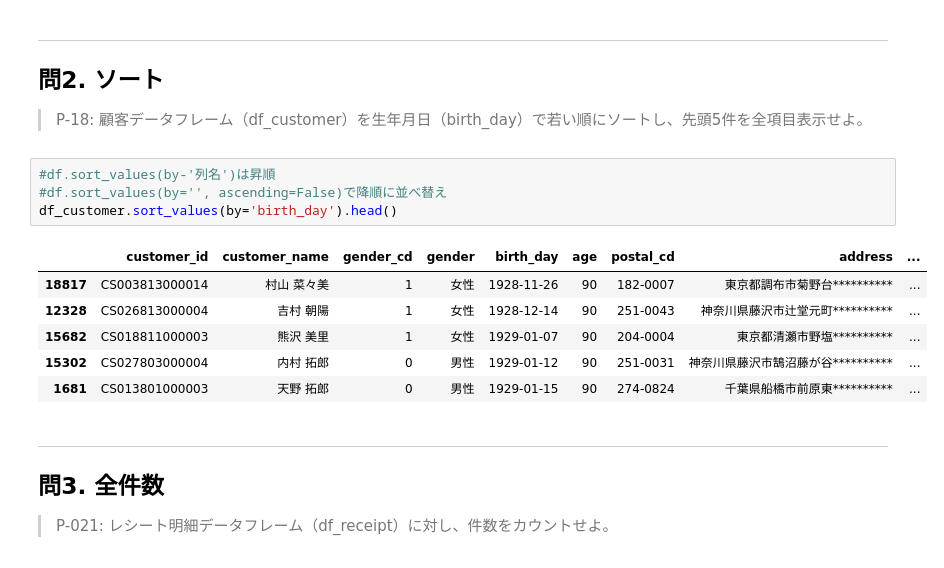
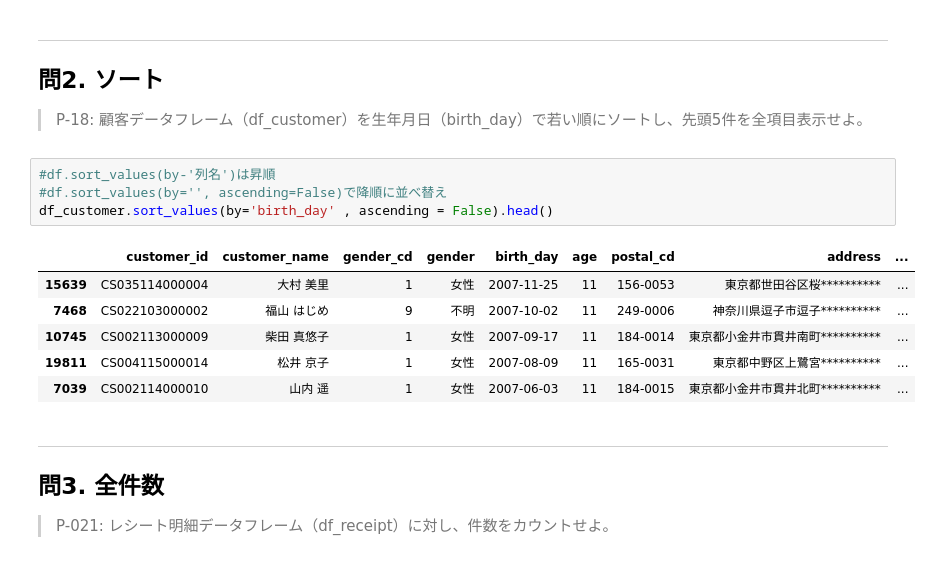
Before and after one commit to shou-hatu/Basic-Python3, a Jupyter notebook: pandas_quiz.ipynb, the cells around one changed output. Drawn from its saved outputs; the diff is of its cells as text.

```diff
--- a/pandas_quiz.ipynb
+++ b/pandas_quiz.ipynb
@@ -49,14 +43,14 @@ df_receipt.query("1000 < amount | 5 < quantity & 'customer_id' == 'CS01820500000
 # %%
 #df.sort_values(by-'列名')は昇順
 #df.sort_values(by='', ascending=False)で降順に並べ替え
-df_customer.sort_values(by='birth_day').head()
+df_customer.sort_values(by='birth_day' , ascending = False).head()
 # %% [output]
 |  | customer_id | customer_name | gender_cd | gender | birth_day | age | postal_cd | address | ... |
-| 18817 | CS003813000014 | 村山 菜々美 | 1 | 女性 | 1928-11-26 | 90 | 182-0007 | 東京都調布市菊野台********** | ... |
-| 12328 | CS026813000004 | 吉村 朝陽 | 1 | 女性 | 1928-12-14 | 90 | 251-0043 | 神奈川県藤沢市辻堂元町********** | ... |
-| 15682 | CS018811000003 | 熊沢 美里 | 1 | 女性 | 1929-01-07 | 90 | 204-0004 | 東京都清瀬市野塩********** | ... |
-| 15302 | CS027803000004 | 内村 拓郎 | 0 | 男性 | 1929-01-12 | 90 | 251-0031 | 神奈川県藤沢市鵠沼藤が谷********** | ... |
-| 1681 | CS013801000003 | 天野 拓郎 | 0 | 男性 | 1929-01-15 | 90 | 274-0824 | 千葉県船橋市前原東********** | ... |
+| 15639 | CS035114000004 | 大村 美里 | 1 | 女性 | 2007-11-25 | 11 | 156-0053 | 東京都世田谷区桜********** | ... |
+| 7468 | CS022103000002 | 福山 はじめ | 9 | 不明 | 2007-10-02 | 11 | 249-0006 | 神奈川県逗子市逗子********** | ... |
+| 10745 | CS002113000009 | 柴田 真悠子 | 1 | 女性 | 2007-09-17 | 11 | 184-0014 | 東京都小金井市貫井南町********** | ... |
+| 19811 | CS004115000014 | 松井 京子 | 1 | 女性 | 2007-08-09 | 11 | 165-0031 | 東京都中野区上鷺宮********** | ... |
+| 7039 | CS002114000010 | 山内 遥 | 1 | 女性 | 2007-06-03 | 11 | 184-0015 | 東京都小金井市貫井北町********** | ... |
 # %% [markdown]
 ---
 ## 問3. 全件数
```
Also changed, not shown: parts of 7 cells of this notebook.
